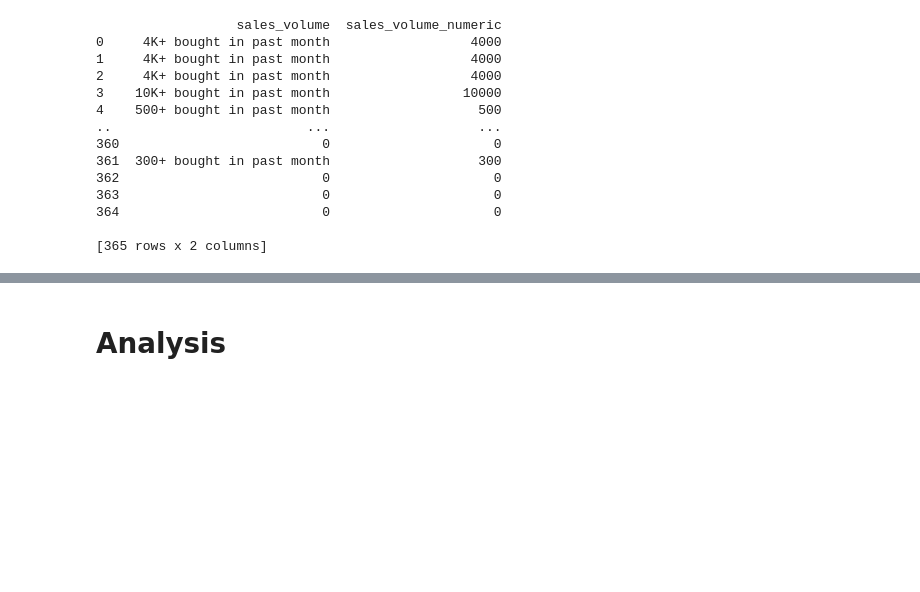
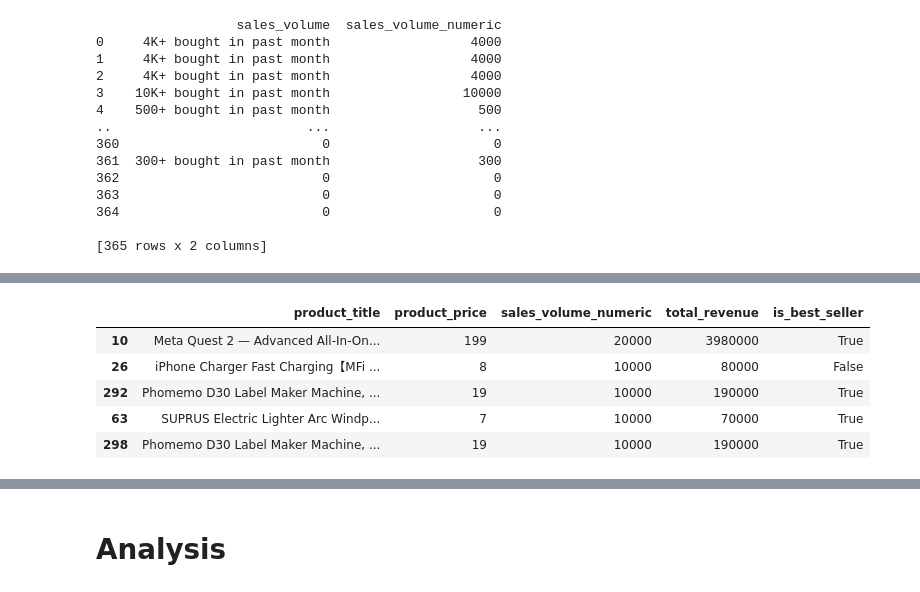
Before and after one commit to Amer4r/amazon_product_reviews_ML, a Jupyter notebook: sales_volume.ipynb, the cells around one changed output, grey strips where cells are left out. Saved outputs shown, nothing was run; the diff lists cells and outputs as text; code cells hidden in the pictures; blank space fills up the shorter version.

```diff
--- a/sales_volume.ipynb
+++ b/sales_volume.ipynb
@@ -79,3 +78,16 @@ df_sorted.head()
 | 292 | 292 | B08HV3MPFD | Phomemo D30 Label Maker Machine, ... | 19 | USD | 4.3 | 18341 | ... |
 | 63 | 63 | B098VYV9WP | SUPRUS Electric Lighter Arc Windp... | 7 | USD | 4.5 | 2661 | ... |
 | 298 | 298 | B08HV3MPFD | Phomemo D30 Label Maker Machine, ... | 19 | USD | 4.3 | 18341 | ... |
+# %%
+# Create a new column 'total_revenue' by multiplying 'product_price' with 'sales_volume_numeric'
+df_sorted["total_revenue"] = df_sorted["product_price"] * df_sorted["sales_volume_numeric"]
+
+# Display the updated DataFrame
+df_sorted[["product_title", "product_price", "sales_volume_numeric", "total_revenue", "is_best_seller"]].head()
+# %% [output]
+|  | product_title | product_price | sales_volume_numeric | total_revenue | is_best_seller |
+| 10 | Meta Quest 2 — Advanced All-In-On... | 199 | 20000 | 3980000 | True |
+| 26 | iPhone Charger Fast Charging【MFi ... | 8 | 10000 | 80000 | False |
+| 292 | Phomemo D30 Label Maker Machine, ... | 19 | 10000 | 190000 | True |
+| 63 | SUPRUS Electric Lighter Arc Windp... | 7 | 10000 | 70000 | True |
+| 298 | Phomemo D30 Label Maker Machine, ... | 19 | 10000 | 190000 | True |
```
Also changed, not shown: parts of 5 cells of this notebook, 1 other file.
